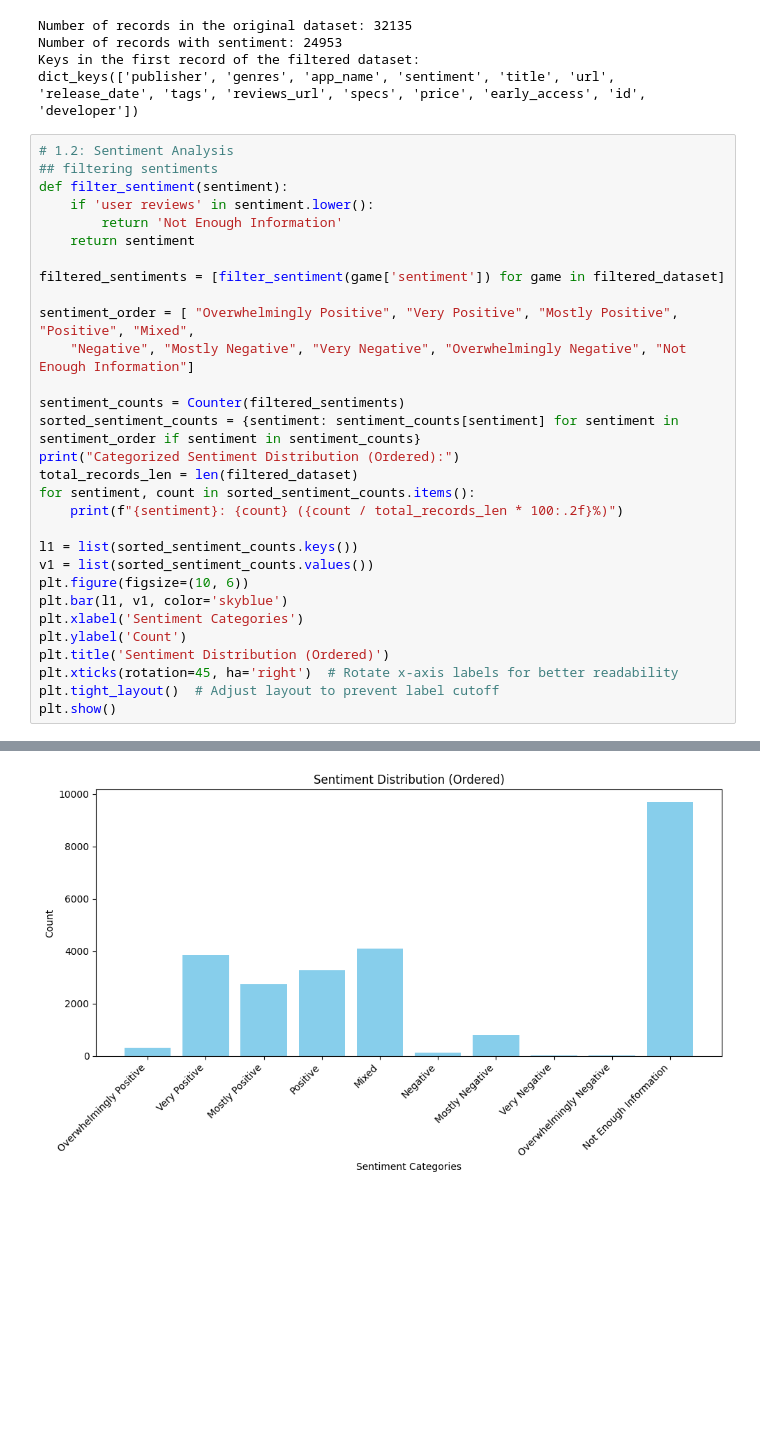
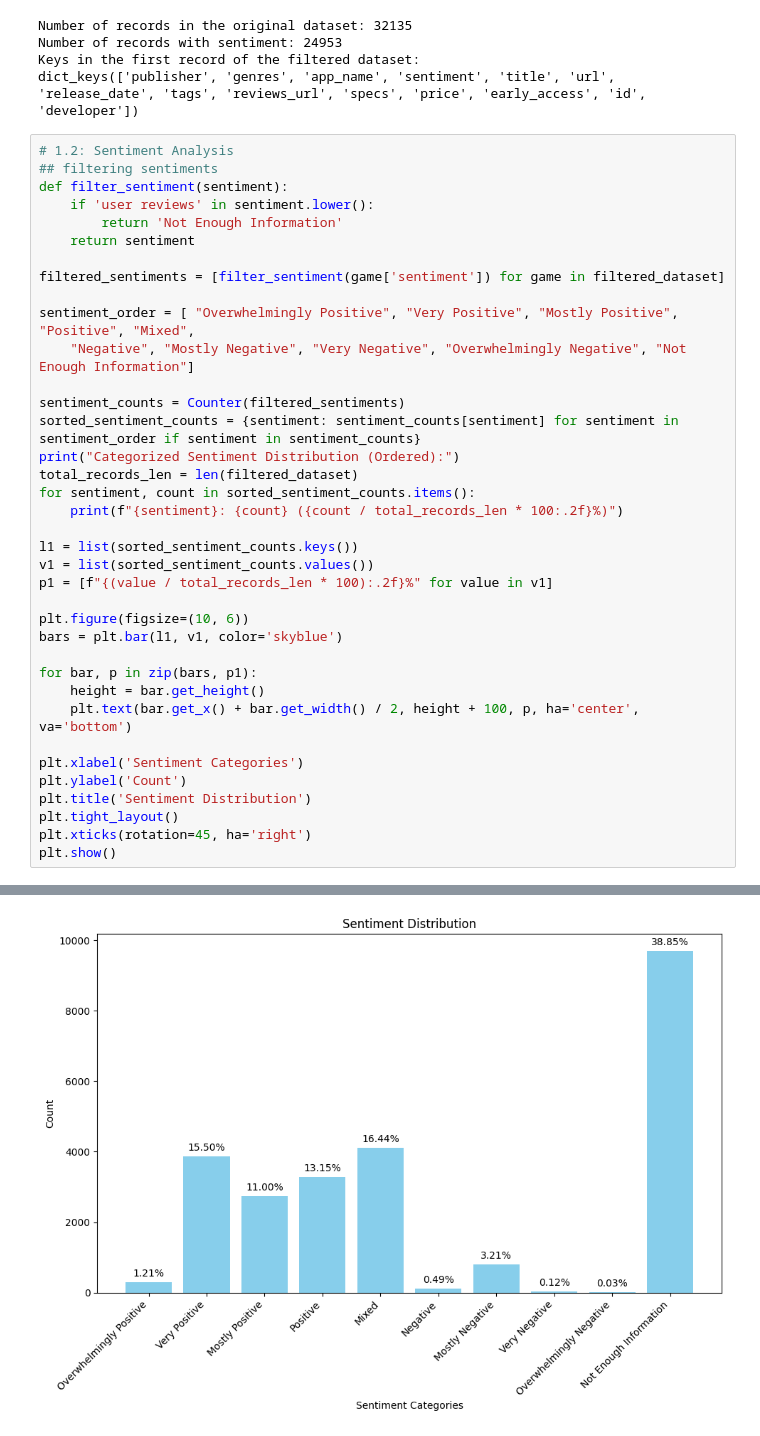
Before and after one commit to sek034/cse158_A2, a Jupyter notebook: A2_code.ipynb, the cells around one changed output, grey strips where cells are left out. Cells and saved outputs as stored; diff of their text form; blank space fills up the shorter version.

```diff
--- a/A2_code.ipynb
+++ b/A2_code.ipynb
@@ -67,35 +68,42 @@ def filter_sentiment(sentiment):
 filtered_sentiments = [filter_sentiment(game['sentiment']) for game in filtered_dataset]
 
 sentiment_order = [ "Overwhelmingly Positive", "Very Positive", "Mostly Positive", "Positive", "Mixed",
     "Negative", "Mostly Negative", "Very Negative", "Overwhelmingly Negative", "Not Enough Information"]
 
 sentiment_counts = Counter(filtered_sentiments)
 sorted_sentiment_counts = {sentiment: sentiment_counts[sentiment] for sentiment in sentiment_order if sentiment in sentiment_counts}
 print("Categorized Sentiment Distribution (Ordered):")
 total_records_len = len(filtered_dataset)
 for sentiment, count in sorted_sentiment_counts.items():
     print(f"{sentiment}: {count} ({count / total_records_len * 100:.2f}%)")
 
 l1 = list(sorted_sentiment_counts.keys())
 v1 = list(sorted_sentiment_counts.values())
+p1 = [f"{(value / total_records_len * 100):.2f}%" for value in v1]
+
 plt.figure(figsize=(10, 6))
-plt.bar(l1, v1, color='skyblue')
+bars = plt.bar(l1, v1, color='skyblue')
+
+for bar, p in zip(bars, p1):
+    height = bar.get_height()
+    plt.text(bar.get_x() + bar.get_width() / 2, height + 100, p, ha='center', va='bottom')
+
 plt.xlabel('Sentiment Categories')
 plt.ylabel('Count')
-plt.title('Sentiment Distribution (Ordered)')
-plt.xticks(rotation=45, ha='right')  # Rotate x-axis labels for better readability
-plt.tight_layout()  # Adjust layout to prevent label cutoff
+plt.title('Sentiment Distribution')
+plt.tight_layout()
+plt.xticks(rotation=45, ha='right')
 plt.show()
 # %% [output]
 Categorized Sentiment Distribution (Ordered):
 Overwhelmingly Positive: 303 (1.21%)
 Very Positive: 3868 (15.50%)
 Mostly Positive: 2744 (11.00%)
 Positive: 3281 (13.15%)
 Mixed: 4103 (16.44%)
 Negative: 123 (0.49%)
 Mostly Negative: 802 (3.21%)
 Very Negative: 29 (0.12%)
 Overwhelmingly Negative: 7 (0.03%)
 Not Enough Information: 9693 (38.85%)
-[figure, old version]
+[figure, new version]
```
Also changed, not shown: parts of 5 cells of this notebook.
